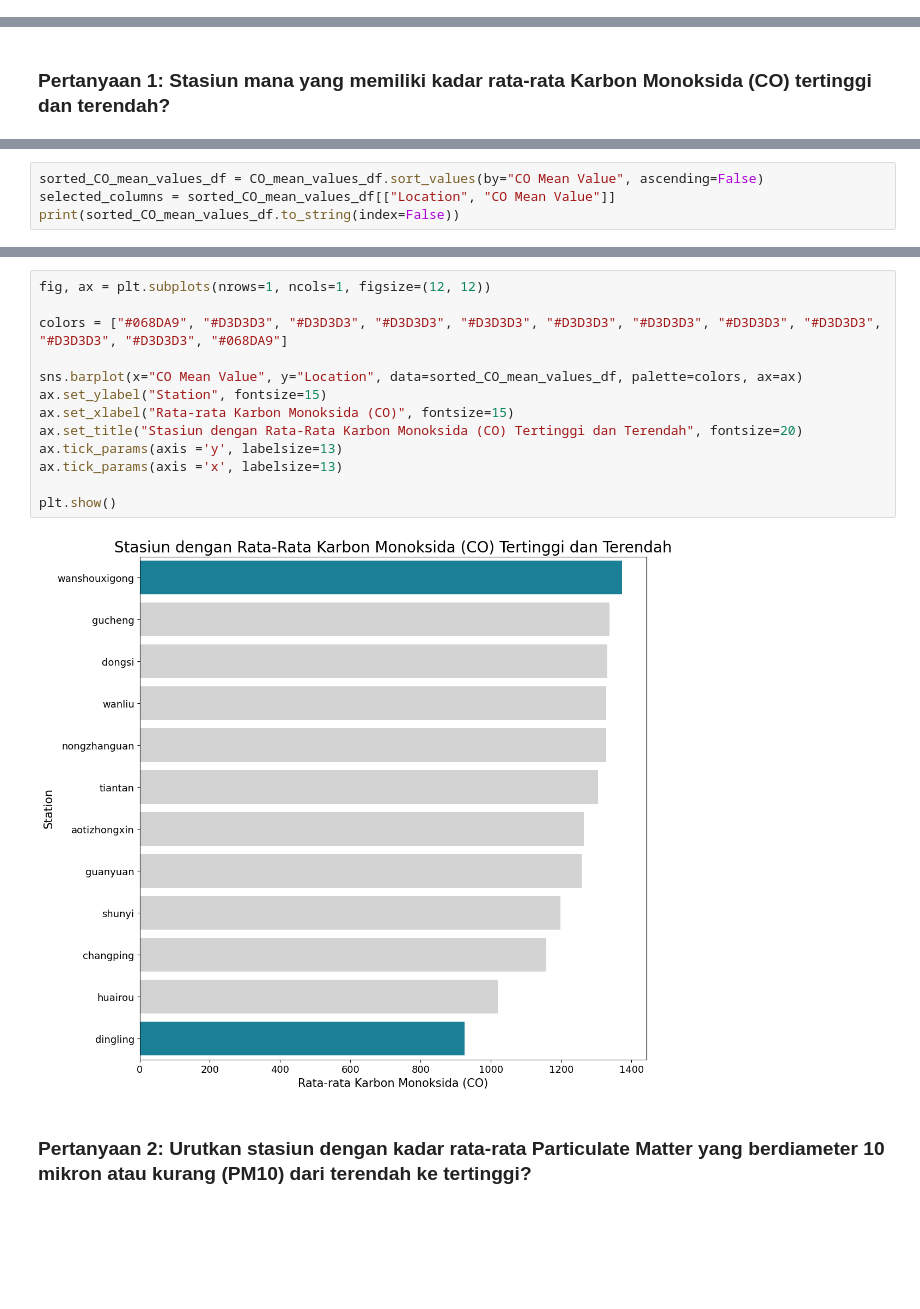
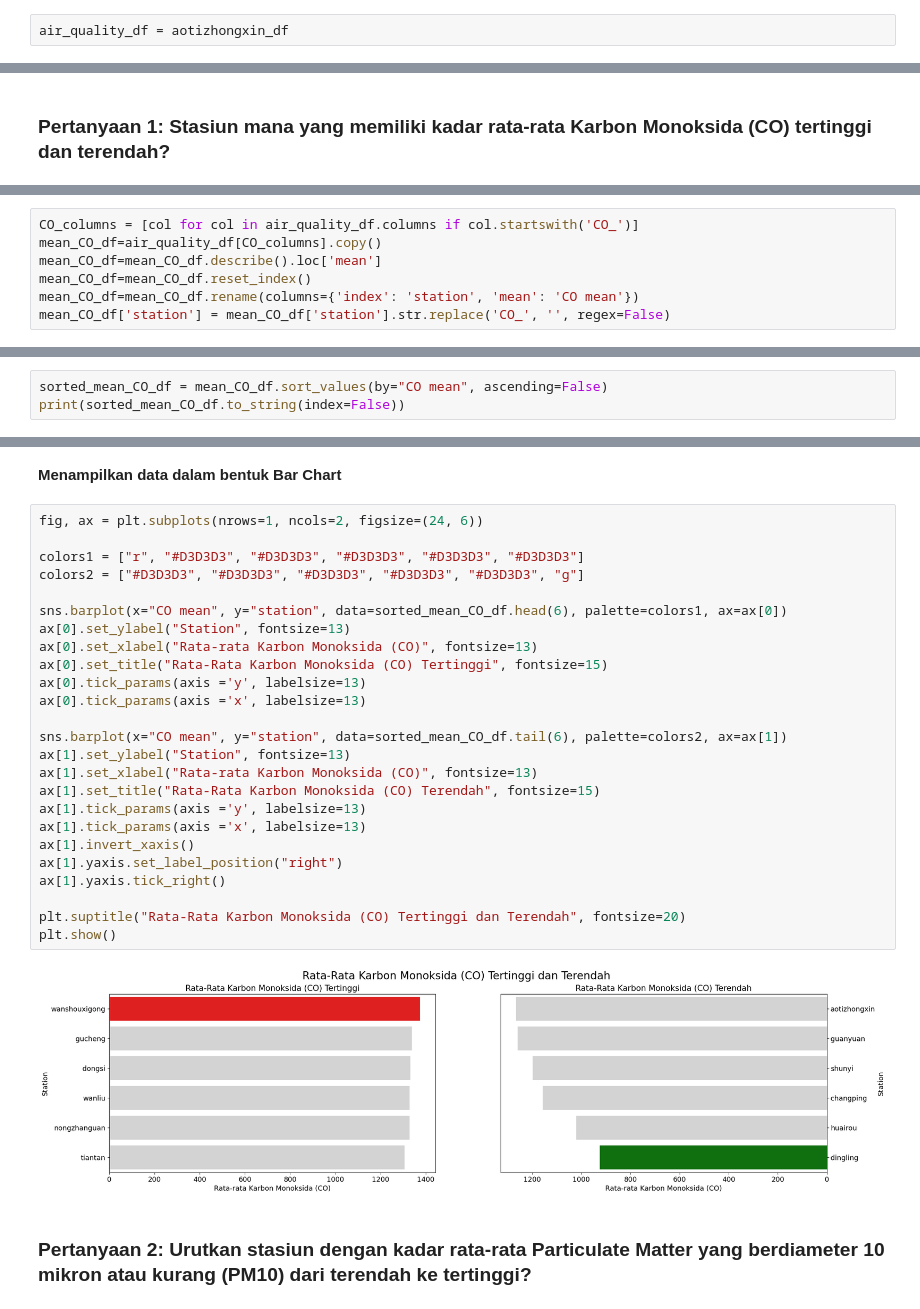
Before and after one commit to iamfeizal/Air-Quality-Visualization-Station, a Jupyter notebook: Air_Quality_Visualization.ipynb, the cells around one changed output, grey strips where cells are left out. Drawn from its saved outputs; the diff is of its cells as text; blank space fills up the shorter version.

```diff
--- a/Air_Quality_Visualization.ipynb
+++ b/Air_Quality_Visualization.ipynb
@@ -744,0 +765,2 @@ for location, df in dataframes.items():
+# %%
+air_quality_df = aotizhongxin_df
@@ -830,0 +857,7 @@ datetime
+# %%
+CO_columns = [col for col in air_quality_df.columns if col.startswith('CO_')]
+mean_CO_df=air_quality_df[CO_columns].copy()
+mean_CO_df=mean_CO_df.describe().loc['mean']
+mean_CO_df=mean_CO_df.reset_index()
+mean_CO_df=mean_CO_df.rename(columns={'index': 'station', 'mean': 'CO mean'})
+mean_CO_df['station'] = mean_CO_df['station'].str.replace('CO_', '', regex=False)
@@ -831,5 +875,4 @@ datetime
 # %%
-sorted_CO_mean_values_df = CO_mean_values_df.sort_values(by="CO Mean Value", ascending=False)
-selected_columns = sorted_CO_mean_values_df[["Location", "CO Mean Value"]]
-print(sorted_CO_mean_values_df.to_string(index=False))
+sorted_mean_CO_df = mean_CO_df.sort_values(by="CO mean", ascending=False)
+print(sorted_mean_CO_df.to_string(index=False))
 # %% [output]
@@ -849,17 +892,31 @@ wanshouxigong    1373.618569
-# %%
-fig, ax = plt.subplots(nrows=1, ncols=1, figsize=(12, 12))
-
-colors = ["#068DA9", "#D3D3D3", "#D3D3D3", "#D3D3D3", "#D3D3D3", "#D3D3D3", "#D3D3D3", "#D3D3D3", "#D3D3D3", "#D3D3D3", "#D3D3D3", "#068DA9"]
-
-sns.barplot(x="CO Mean Value", y="Location", data=sorted_CO_mean_values_df, palette=colors, ax=ax)
-ax.set_ylabel("Station", fontsize=15)
-ax.set_xlabel("Rata-rata Karbon Monoksida (CO)", fontsize=15)
-ax.set_title("Stasiun dengan Rata-Rata Karbon Monoksida (CO) Tertinggi dan Terendah", fontsize=20)
-ax.tick_params(axis ='y', labelsize=13)
-ax.tick_params(axis ='x', labelsize=13)
-
-plt.show()
-# %% [output]
-[figure, removed]
+# %% [markdown]
+**Menampilkan data dalam bentuk Bar Chart**
+# %%
+fig, ax = plt.subplots(nrows=1, ncols=2, figsize=(24, 6))
+
+colors1 = ["r", "#D3D3D3", "#D3D3D3", "#D3D3D3", "#D3D3D3", "#D3D3D3"]
+colors2 = ["#D3D3D3", "#D3D3D3", "#D3D3D3", "#D3D3D3", "#D3D3D3", "g"]
+
+sns.barplot(x="CO mean", y="station", data=sorted_mean_CO_df.head(6), palette=colors1, ax=ax[0])
+ax[0].set_ylabel("Station", fontsize=13)
+ax[0].set_xlabel("Rata-rata Karbon Monoksida (CO)", fontsize=13)
+ax[0].set_title("Rata-Rata Karbon Monoksida (CO) Tertinggi", fontsize=15)
+ax[0].tick_params(axis ='y', labelsize=13)
+ax[0].tick_params(axis ='x', labelsize=13)
+
+sns.barplot(x="CO mean", y="station", data=sorted_mean_CO_df.tail(6), palette=colors2, ax=ax[1])
+ax[1].set_ylabel("Station", fontsize=13)
+ax[1].set_xlabel("Rata-rata Karbon Monoksida (CO)", fontsize=13)
+ax[1].set_title("Rata-Rata Karbon Monoksida (CO) Terendah", fontsize=15)
+ax[1].tick_params(axis ='y', labelsize=13)
+ax[1].tick_params(axis ='x', labelsize=13)
+ax[1].invert_xaxis()
+ax[1].yaxis.set_label_position("right")
+ax[1].yaxis.tick_right()
+
+plt.suptitle("Rata-Rata Karbon Monoksida (CO) Tertinggi dan Terendah", fontsize=20)
+plt.show()
+# %% [output]
+[figure, added]
 # %% [markdown]
 ### Pertanyaan 2: Urutkan stasiun dengan kadar rata-rata Particulate Matter yang berdiameter 10 mikron atau kurang (PM10) dari terendah ke tertinggi?
```
Also changed, not shown: parts of 73 cells of this notebook, 8 other files.
